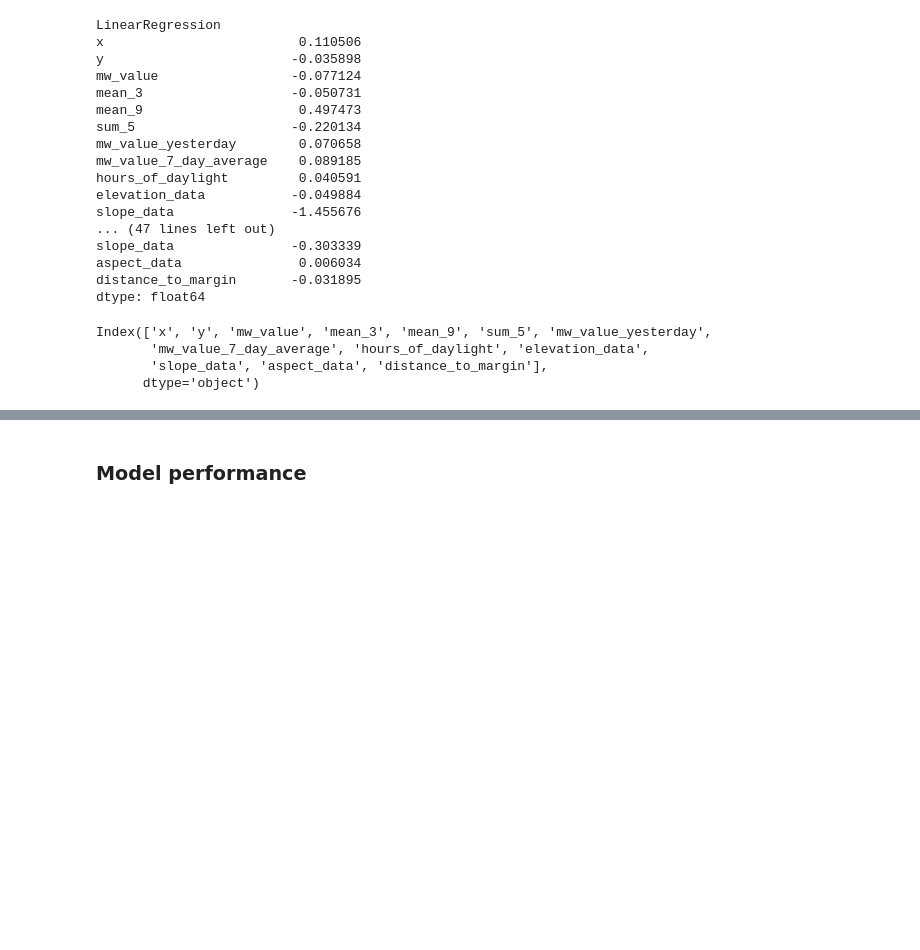
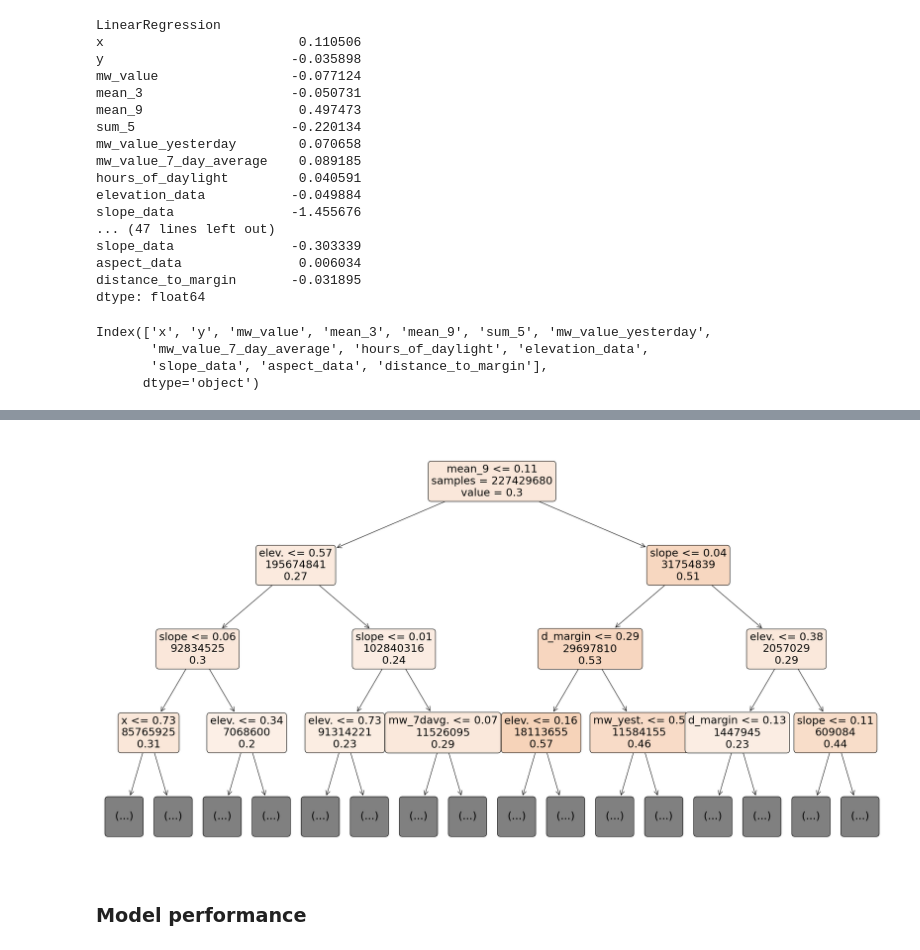
Before and after one commit to linaskerath/RP_Greenland, a Jupyter notebook: Scripts/08_feature_importance.ipynb, the cells around one changed output, grey strips where cells are left out. Saved outputs shown, nothing was run; the diff lists cells and outputs as text; code cells hidden in the pictures; blank space fills up the shorter version.

```diff
--- a/Scripts/08_feature_importance.ipynb
+++ b/Scripts/08_feature_importance.ipynb
@@ -162,0 +391,4 @@ plt.show()
+# %%
+# rename columns of DT.columns
+cols = [x.replace("dist_margin", "d_margin") for x in cols]
+cols
@@ -163,3 +409,30 @@ plt.show()
+# %%
+from sklearn import tree
+import matplotlib.pyplot as plt
+
+# Plot the decision tree
+fig, ax = plt.subplots(figsize=(25,15))
+#tree.plot_tree(DT.final_model, max_depth=1,  feature_names=DT.columns, class_names=True, filled=True, ax=ax)
+# do not show the samples in the leaf nodes
+tree.plot_tree(DT.final_model, max_depth=3,  feature_names=cols, class_names=False, filled=True, ax=ax, impurity=False, rounded=True, precision=2, fontsize=12, label="root")
+# do not include the number of samples in the leaf nodes
+
+
+# increase fontsize of the leaf nodes
+import matplotlib
+for text in ax.get_children():
+    if isinstance(text, matplotlib.text.Text):
+        text.set_fontsize(22)
+# Remove the sample size from the leaf nodes
+for text in ax.texts:
+    if text.get_text().startswith('samples'):
+        text.set_text('')
+# remove the axis
+plt.axis('off')
+plt.subplots_adjust(left=0.05, right=0.95, top=0.9, bottom=0.1)
+plt.show()
+# %% [output]
+[figure, added]
 # %% [markdown]
 ### Model performance
 # %%
```
Also changed, not shown: parts of 9 cells of this notebook, 9 other files.
